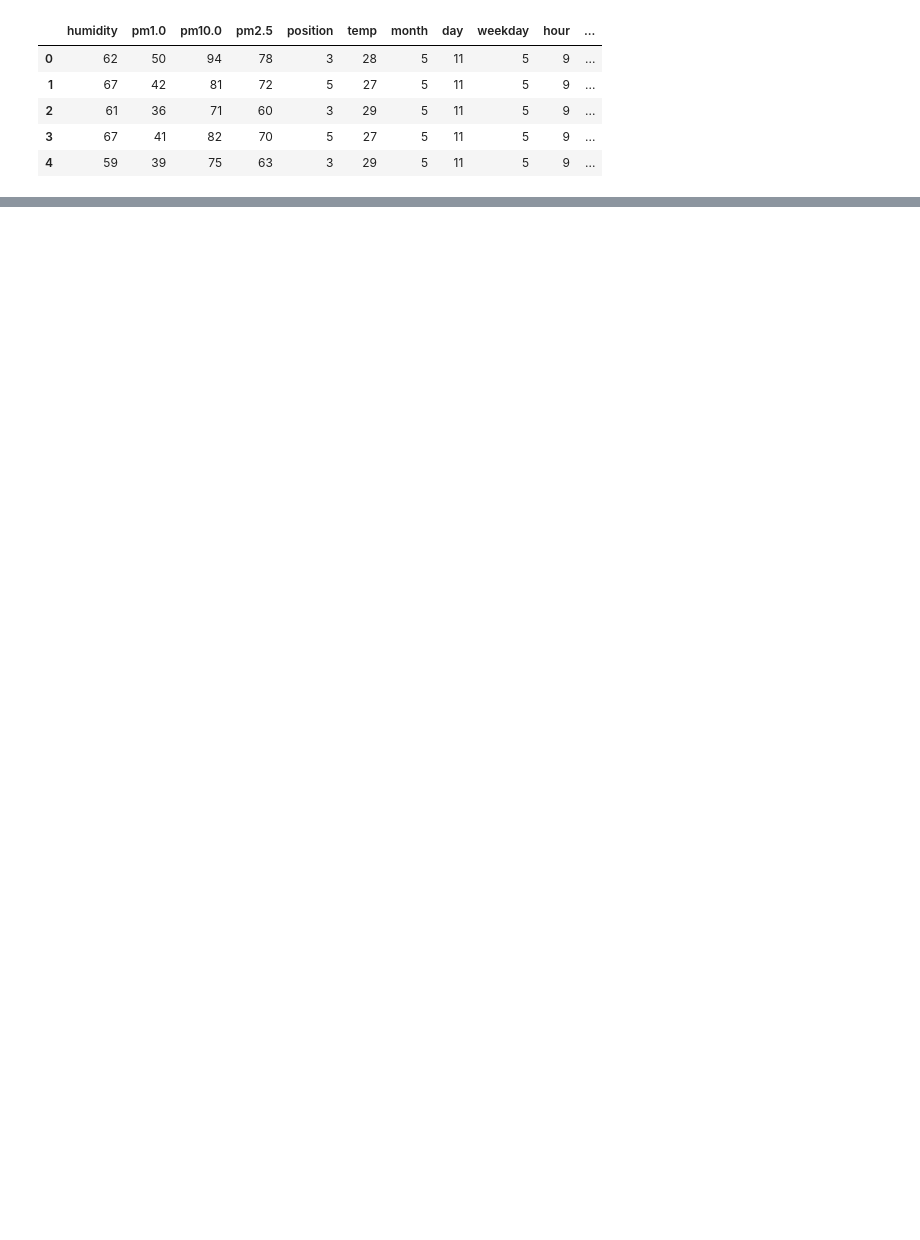
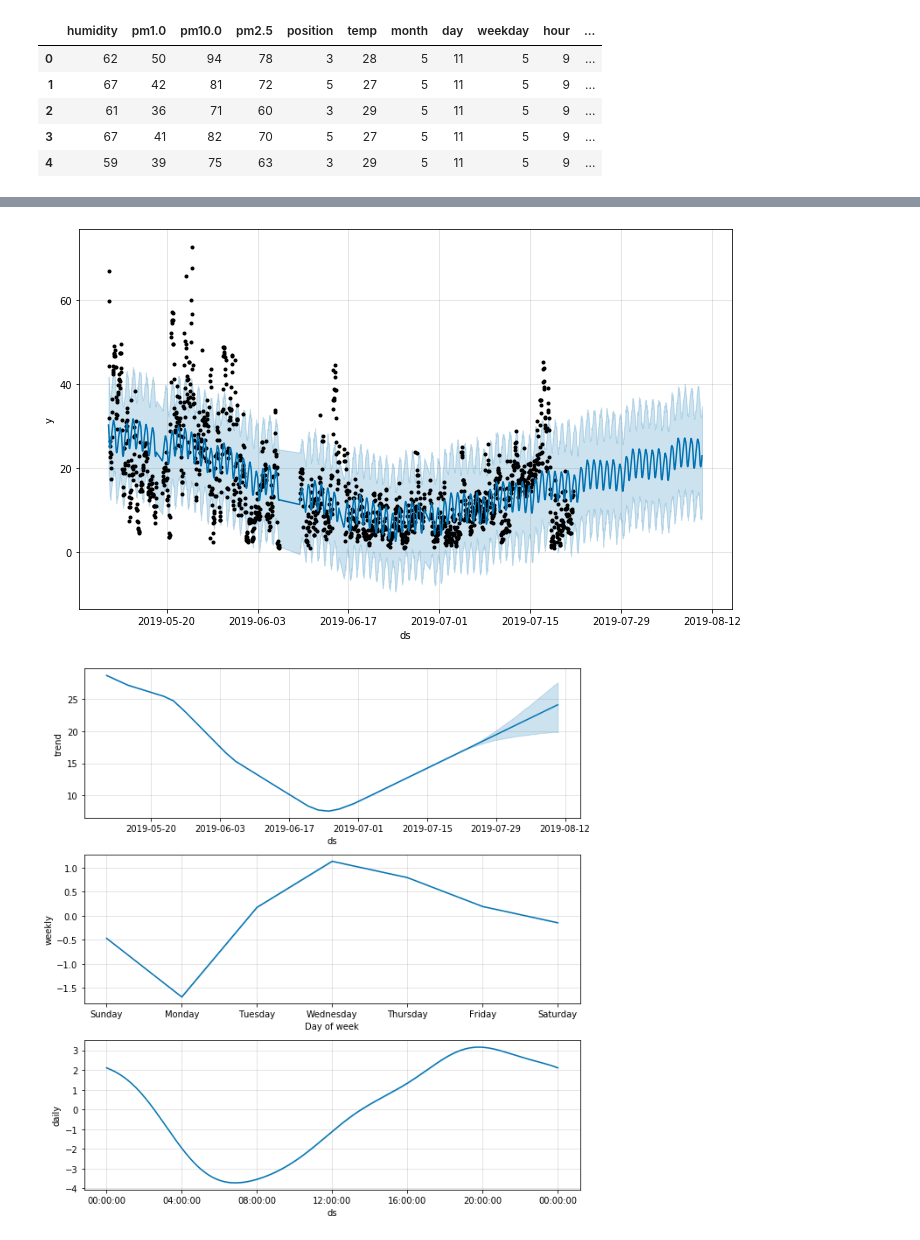
Before and after one commit to kevin110604/pm2.5_training, a Jupyter notebook: pm2.5_training_notebook.ipynb, the cells around one changed output, grey strips where cells are left out. Cells and saved outputs as stored; diff of their text form; code cells hidden in the pictures; blank space fills up the shorter version.

Commit message:
Add Prophet model

```diff
--- a/pm2.5_training_notebook.ipynb
+++ b/pm2.5_training_notebook.ipynb
@@ -590,0 +649,4 @@ test_y = test_df[['pm2.5_next']]
+# %%
+# Discard timezone info
+train_prophet['ds'] = train_prophet['ds'].values
+test_prophet['ds'] = test_prophet['ds'].values
@@ -590,0 +664,4 @@ test_y = test_df[['pm2.5_next']]
+# %%
+# Fit the model
+m = Prophet(yearly_seasonality=False)
+m.fit(train_prophet)
@@ -590,0 +670,6 @@ test_y = test_df[['pm2.5_next']]
+# %%
+# 未來要預測的頻率（天、週….）與長度需要先用make_future_dataframe定義好，再利用模型預測數值
+future = m.make_future_dataframe(freq = 'H', periods=len(test_prophet))
+# %%
+# Predict
+forecast = m.predict(future)
@@ -590,0 +685,6 @@ test_y = test_df[['pm2.5_next']]
+# %%
+m.plot(forecast)
+m.plot_components(forecast);
+# %% [output]
+[figure, added]
+[figure, added]
```
Also changed, not shown: parts of 33 cells of this notebook.
